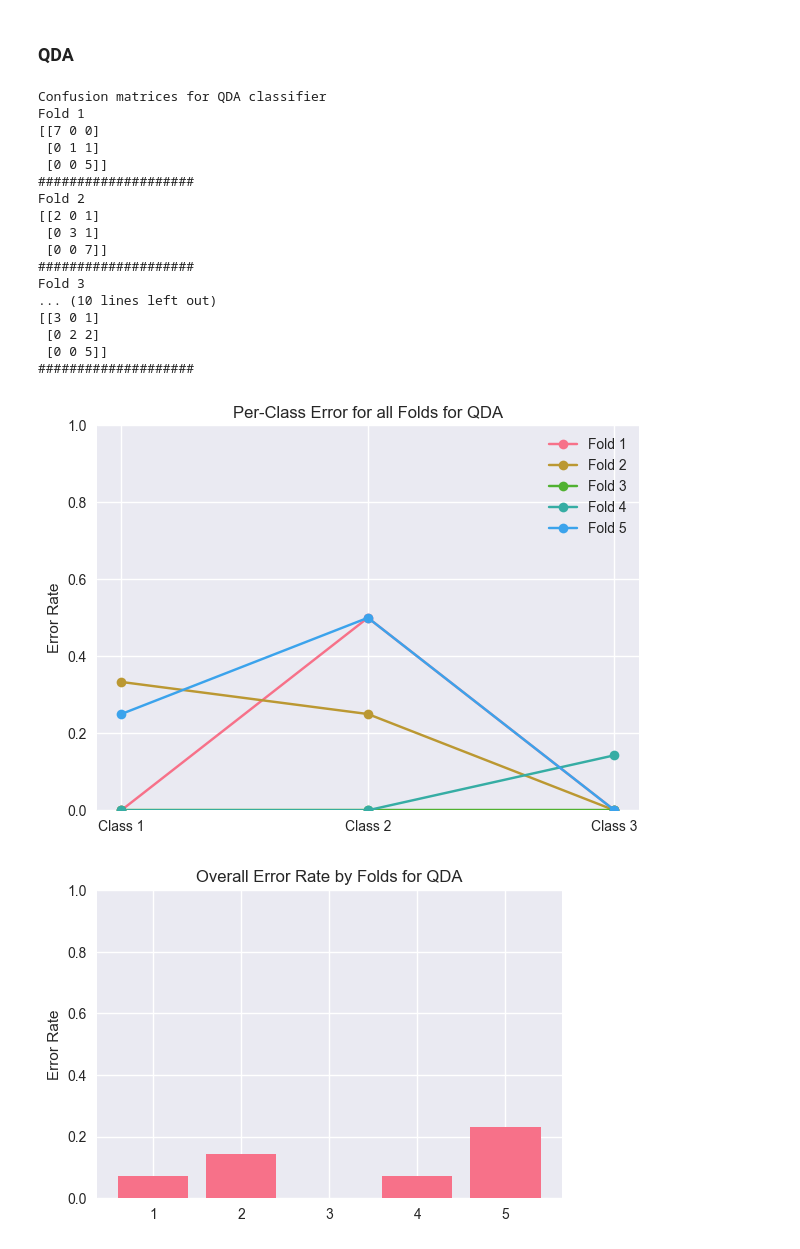
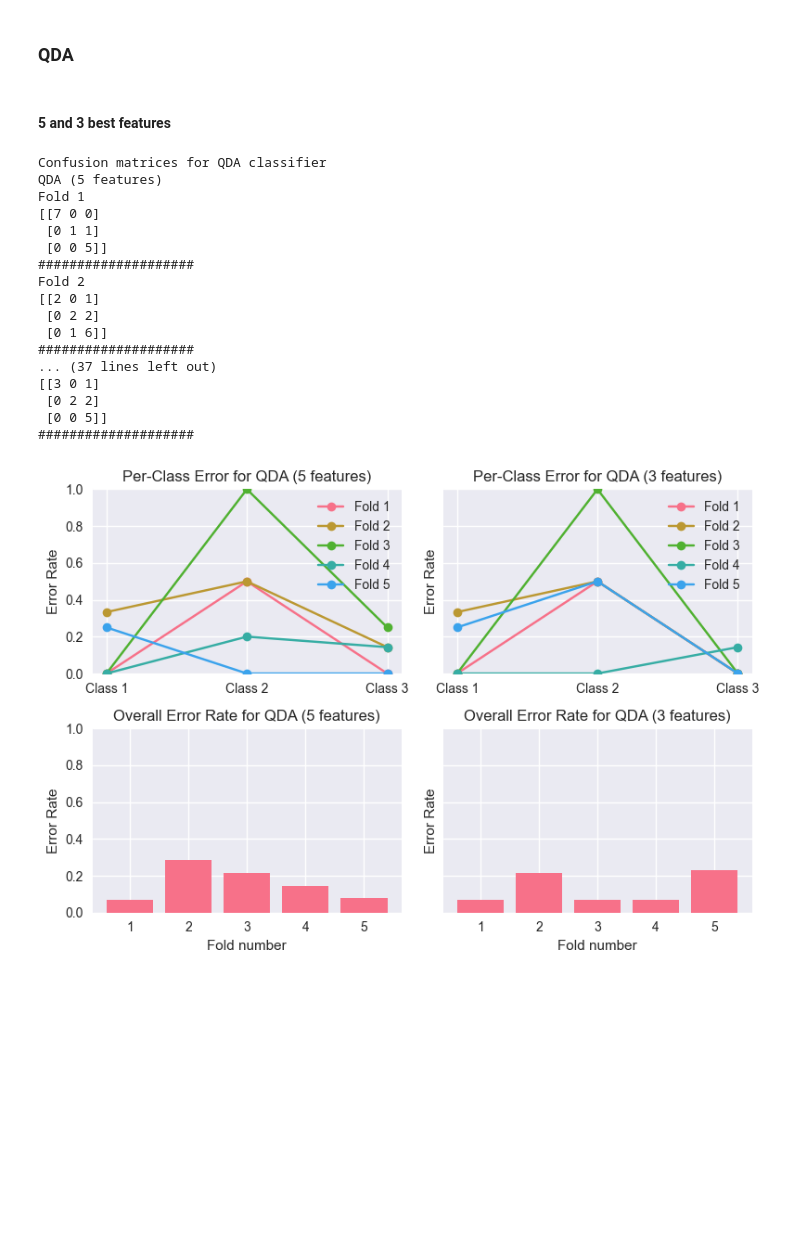
Before and after one commit to ivokusi/ME453-Final-Project, a Jupyter notebook: main.ipynb, the cells around one changed output. Saved outputs shown, nothing was run; the diff lists cells and outputs as text; code cells hidden in the pictures; blank space fills up the shorter version.

```diff
--- a/main.ipynb
+++ b/main.ipynb
@@ -273,7 +273,9 @@ We used K-Fold Cross-Validation to split the dataset as it provides a more relia
 # %%
 from part4b import classify
 
-X = df_data4[best_features].iloc[:, :]
-y = df_data4.iloc[:,1]
+X = df_data4.iloc[:, 2:]
+y = df_data4.iloc[:, 1]
+
+best_3_features = best_features[:3]
 # %% [markdown]
 ### LDA
@@ -302,4 +300,4 @@ Average Linear Discriminant Analysis Accuracy: 0.8967032967032967
 # %%
 qda = QDA()
-_, confusion_matrices_qda = classify(X, y, qda, "Quadratic Discriminant Analysis")
+_, confusion_matrices_qda = classify(X[best_features], y, qda, "Quadratic Discriminant Analysis")
 # %% [output]
@@ -321,0 +307,3 @@ Average Quadratic Discriminant Analysis Accuracy: 0.8417582417582418
+# %%
+qda = QDA()
+_, best_3_confusion_matrices_qda = classify(X[best_3_features], y, qda, "Quadratic Discriminant Analysis")
@@ -441,26 +484,27 @@ Fold 3
 # %% [markdown]
 ### QDA
+# %% [markdown]
+#### 5 and 3 best features
 # %%
 print("Confusion matrices for QDA classifier")
-error_plots(confusion_matrices_lda, "QDA")
+error_plots([confusion_matrices_qda, best_3_confusion_matrices_qda], ["QDA (5 features)", "QDA (3 features)"])
 # %% [output]
 Confusion matrices for QDA classifier
+QDA (5 features)
 Fold 1
 [[7 0 0]
  [0 1 1]
  [0 0 5]]
 ####################
 Fold 2
 [[2 0 1]
- [0 3 1]
- [0 0 7]]
+ [0 2 2]
+ [0 1 6]]
 ####################
-Fold 3
-... (10 lines left out)
+... (37 lines left out)
 [[3 0 1]
  [0 2 2]
  [0 0 5]]
 ####################
-[figure, old version]
+[figure, new version]
-[figure, removed]
 # %% [markdown]
```
Also changed, not shown: parts of 37 cells of this notebook, 2 other files.
